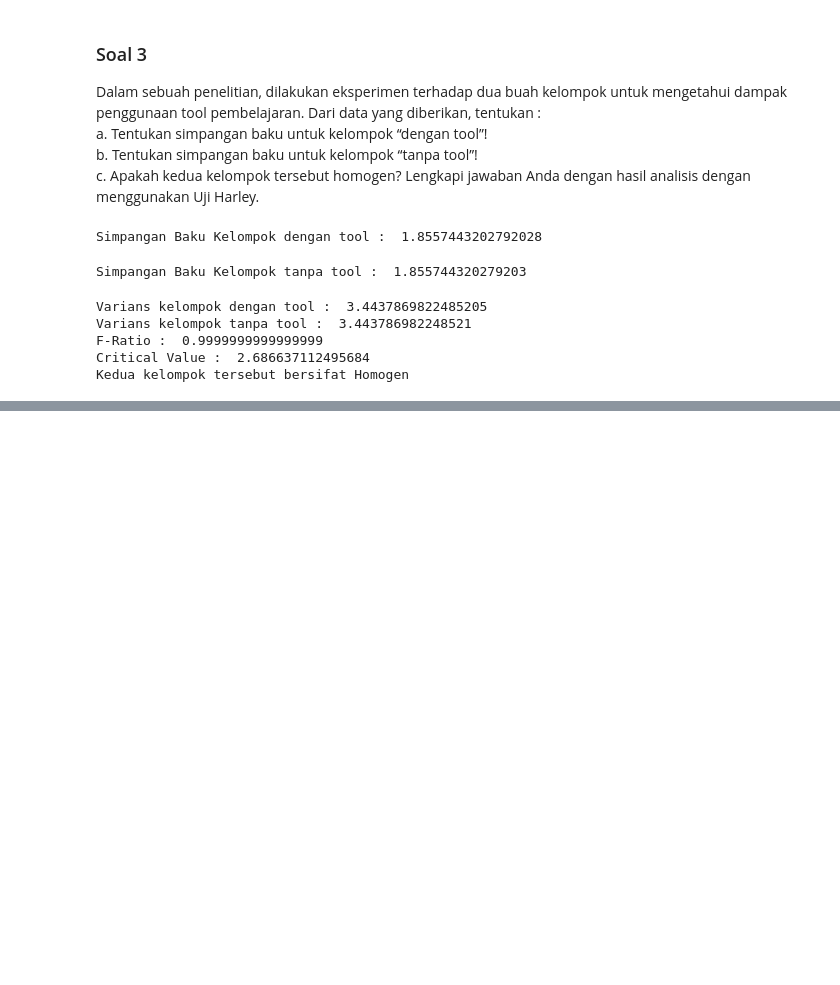
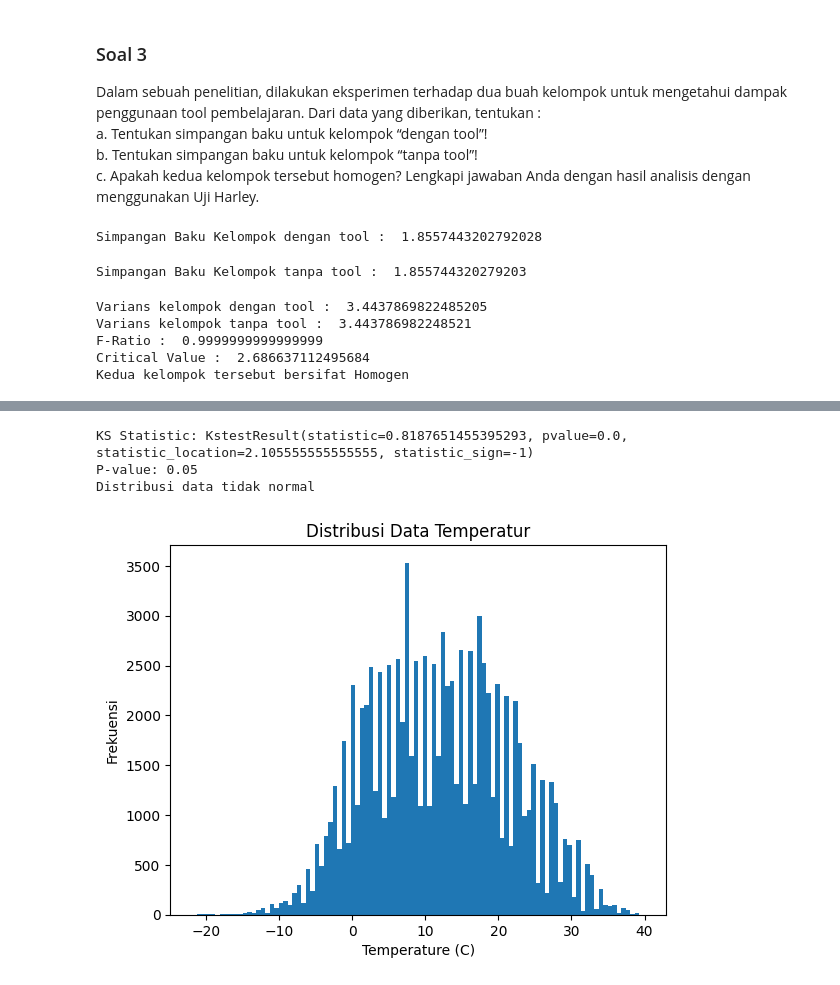
Before and after one commit to andidprastyo/quiz2_statisitk, a Jupyter notebook: quiz2.ipynb, the cells around one changed output, grey strips where cells are left out. Cells and saved outputs as stored; diff of their text form; code cells hidden in the pictures; blank space fills up the shorter version.

Commit message:
Soal 4 a : KS Test and Histogram

```diff
--- a/quiz2.ipynb
+++ b/quiz2.ipynb
@@ -134,0 +150,7 @@ Kedua kelompok tersebut bersifat Homogen
+# %%
+import pandas as pd
+
+# Membaca data
+df = pd.read_csv("./weatherHistory.csv")
+temperature = df["Temperature (C)"]
+df.head()
@@ -134,0 +164,31 @@ Kedua kelompok tersebut bersifat Homogen
+# %%
+# a. Uji Kosmologorov-Smirnov
+from scipy.stats import kstest, norm
+
+# Melakukan uji KS
+alpha = 0.05
+ks_stat = kstest(temperature, norm.cdf)
+p_value = 0.05
+# Menampilkan hasil
+print("KS Statistic:", ks_stat)
+print("P-value:", p_value)
+
+if p_value > alpha:
+    print("Distribusi data normal")
+else:
+    print("Distribusi data tidak normal")
+# %% [output]
+KS Statistic: KstestResult(statistic=0.8187651455395293, pvalue=0.0, statistic_location=2.105555555555555, statistic_sign=-1)
+P-value: 0.05
+Distribusi data tidak normal
+# %%
+# Grafik distribusi data
+import matplotlib.pyplot as plt
+
+plt.hist(temperature, bins=100)
+plt.xlabel("Temperature (C)")
+plt.ylabel("Frekuensi")
+plt.title("Distribusi Data Temperatur")
+plt.show()
+# %% [output]
+[figure, added]
```
Also changed, not shown: parts of 2 cells of this notebook.
